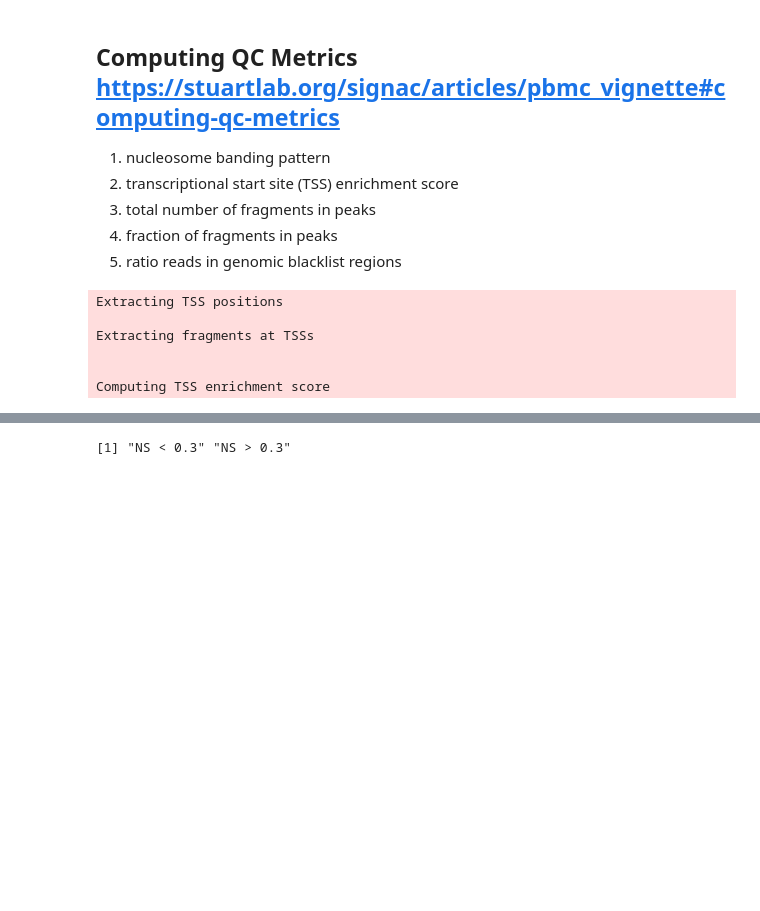
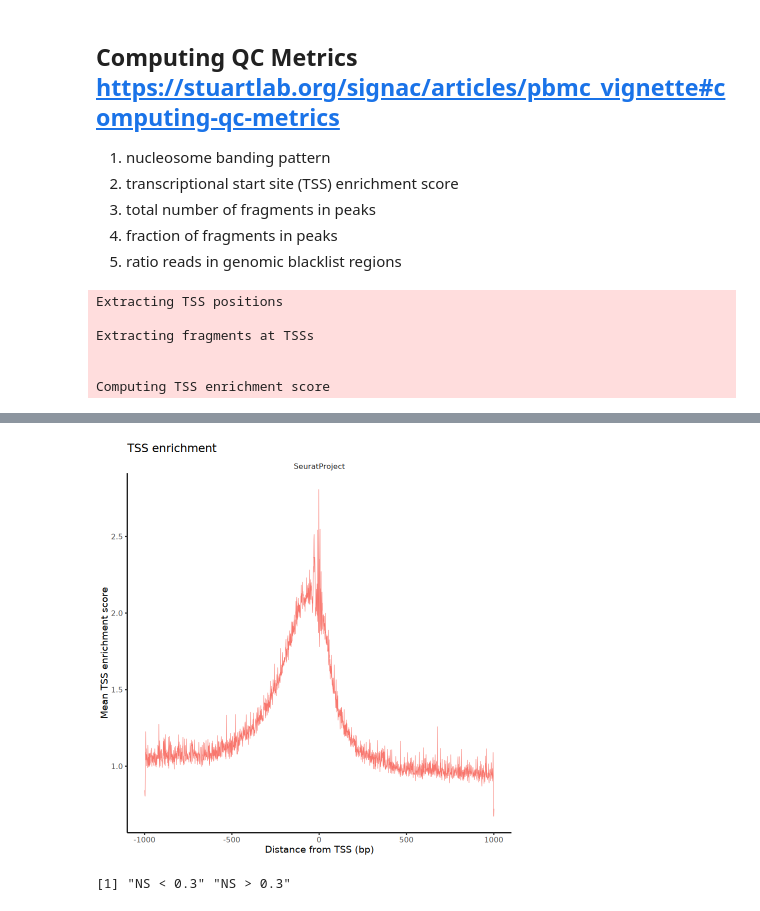
Before and after one commit to ydgenomics/omics4plant, a Jupyter notebook: SOFTWARE/Signac/signac.ipynb, the cells around one changed output, grey strips where cells are left out. Cells and saved outputs as stored; diff of their text form; code cells hidden in the pictures; blank space fills up the shorter version.

```diff
--- a/SOFTWARE/Signac/signac.ipynb
+++ b/SOFTWARE/Signac/signac.ipynb
@@ -199,0 +210,2 @@ DensityScatter(pbmc, x = 'nCount_peaks', y = 'TSS.enrichment', log_x = TRUE, qua
+# %%
+pbmc <- TSSEnrichment(object = pbmc, fast=FALSE)
@@ -200,3 +222,7 @@ DensityScatter(pbmc, x = 'nCount_peaks', y = 'TSS.enrichment', log_x = TRUE, qua
+# %%
+TSSPlot(pbmc, assay = "peaks", group.by = NULL, idents = NULL)
+# %% [output]
+[figure, added]
 # %%
 # # add fraction of reads in peaks
 # pbmc$pct_reads_in_peaks <- pbmc$peak_region_fragments / pbmc$passed_filters * 100
```
Also changed, not shown: parts of 10 cells of this notebook, 21 other files.
